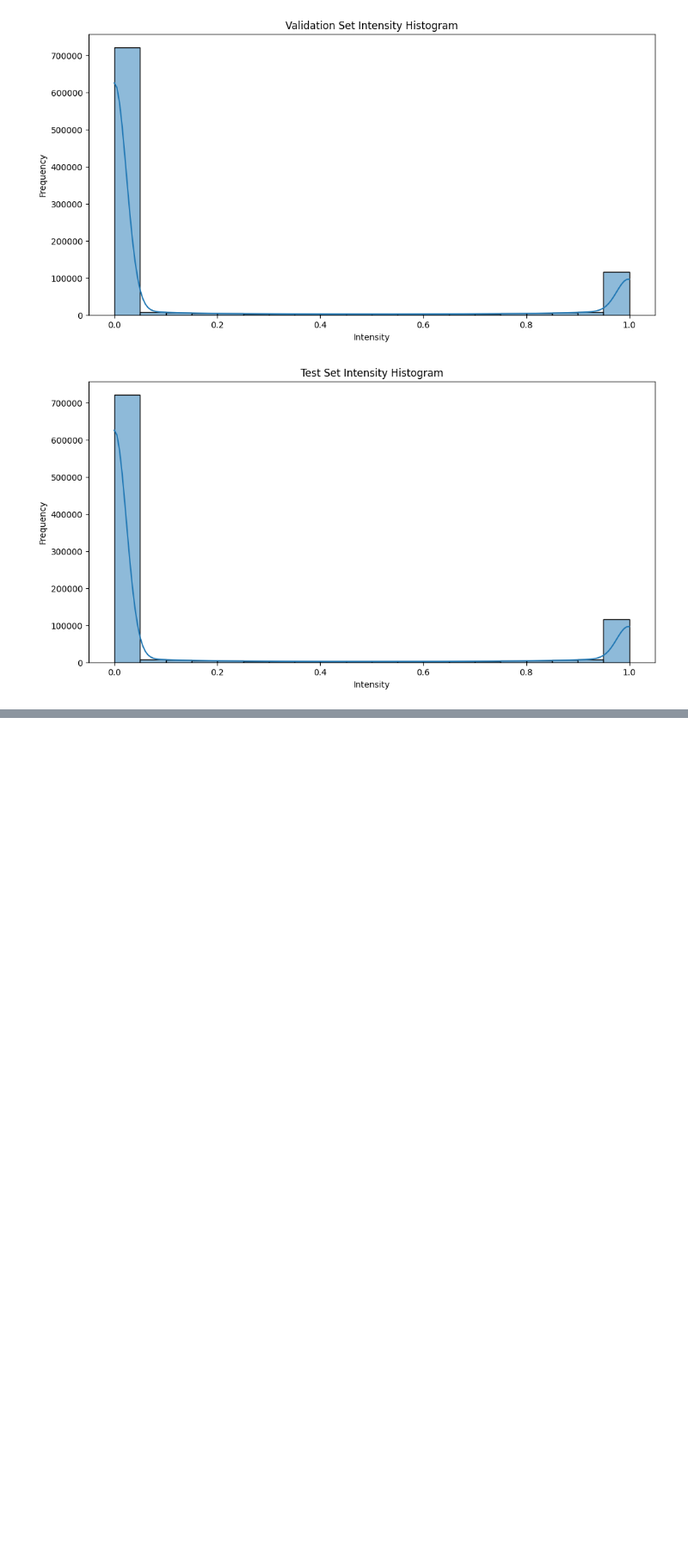
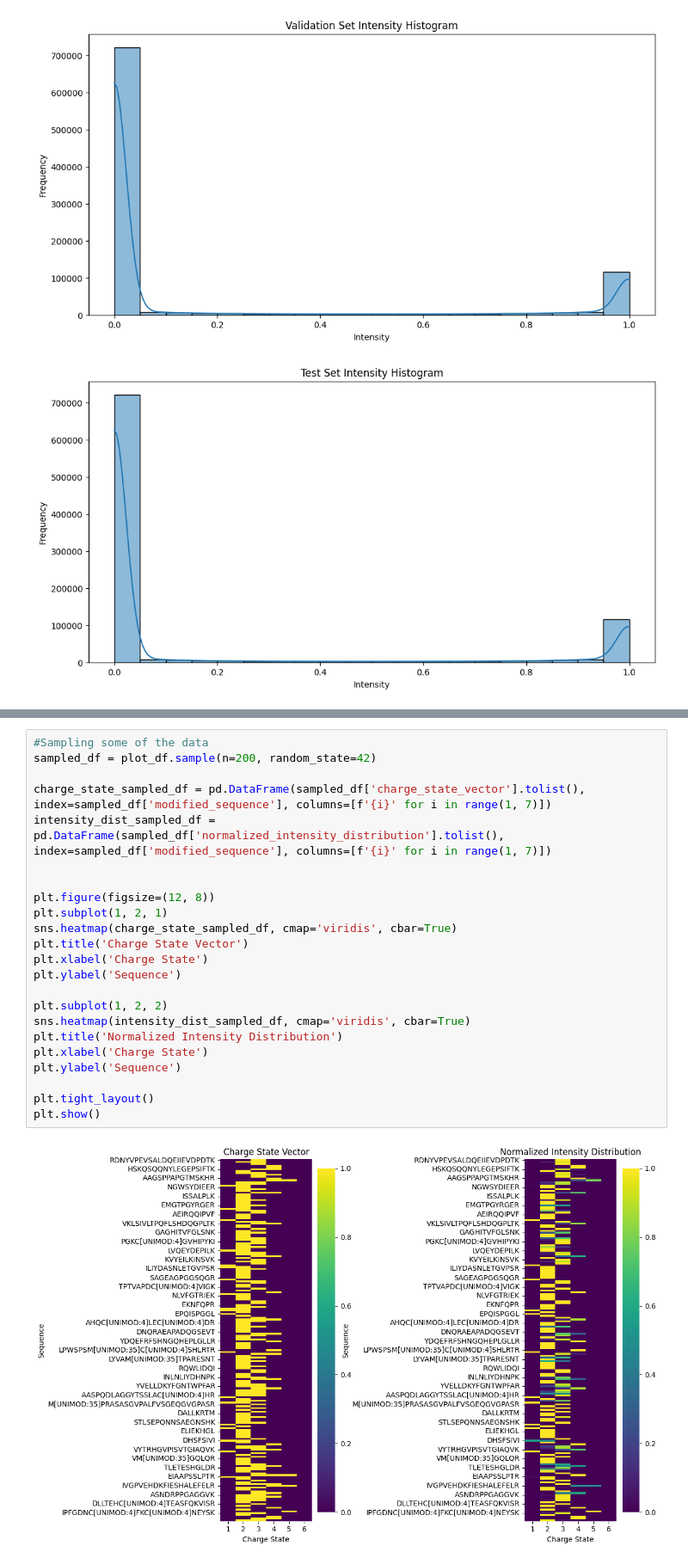
Before and after one commit to wilhelm-lab/dlomix, a Jupyter notebook: data_split_tests.ipynb, the cells around one changed output, grey strips where cells are left out. Shown: that part at 86% size. Cells and saved outputs as stored; diff of their text form; blank space fills up the shorter version.

```diff
--- a/data_split_tests.ipynb
+++ b/data_split_tests.ipynb
@@ -215,0 +340,25 @@ plot_intensity_histogram(test_df, "Test Set Intensity Histogram")
+# %%
+#Sampling some of the data
+sampled_df = plot_df.sample(n=200, random_state=42)
+
+charge_state_sampled_df = pd.DataFrame(sampled_df['charge_state_vector'].tolist(), index=sampled_df['modified_sequence'], columns=[f'{i}' for i in range(1, 7)])
+intensity_dist_sampled_df = pd.DataFrame(sampled_df['normalized_intensity_distribution'].tolist(), index=sampled_df['modified_sequence'], columns=[f'{i}' for i in range(1, 7)])
+
+
+plt.figure(figsize=(12, 8))
+plt.subplot(1, 2, 1)
+sns.heatmap(charge_state_sampled_df, cmap='viridis', cbar=True)
+plt.title('Charge State Vector')
+plt.xlabel('Charge State')
+plt.ylabel('Sequence')
+
+plt.subplot(1, 2, 2)
+sns.heatmap(intensity_dist_sampled_df, cmap='viridis', cbar=True)
+plt.title('Normalized Intensity Distribution')
+plt.xlabel('Charge State')
+plt.ylabel('Sequence')
+
+plt.tight_layout()
+plt.show()
+# %% [output]
+[figure, added]
```
Also changed, not shown: parts of 17 cells of this notebook.
